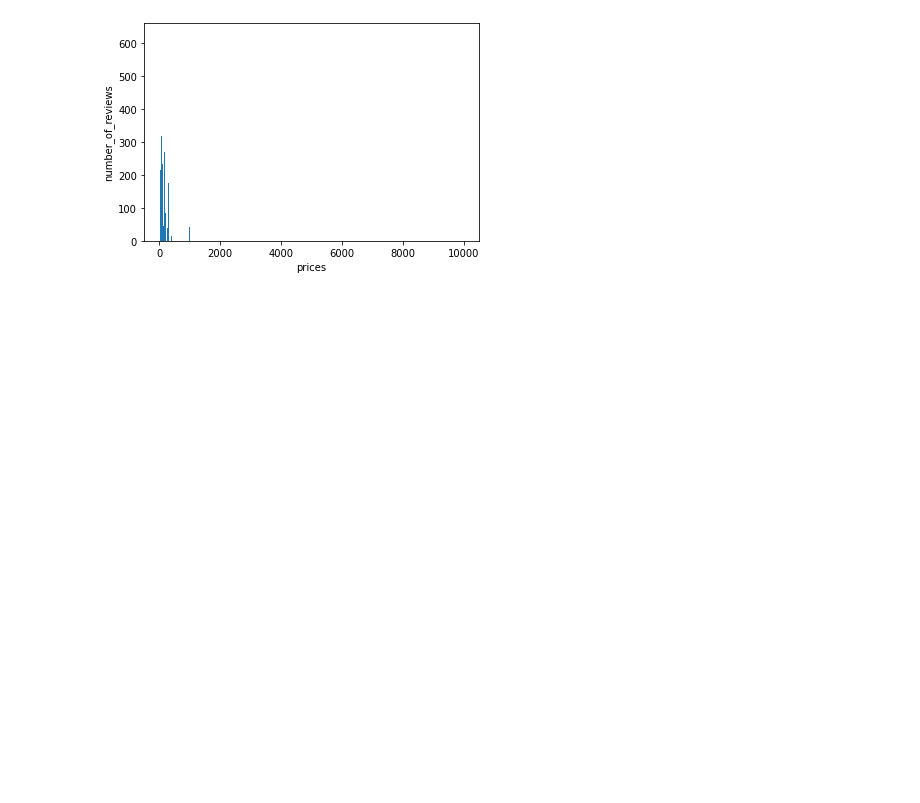
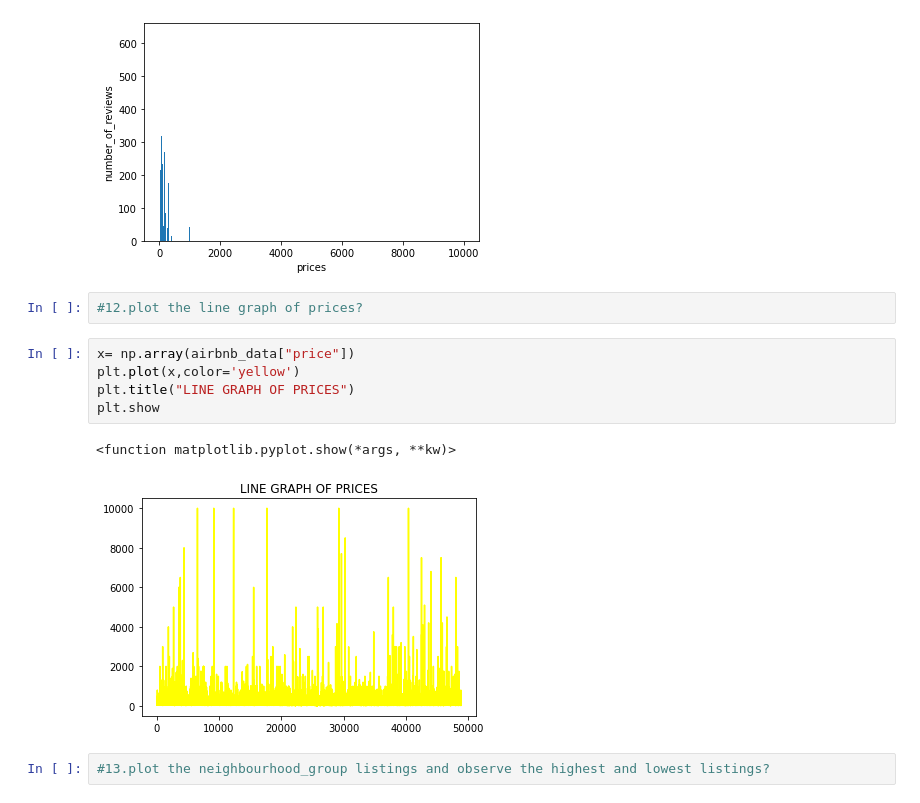
Before and after one commit to m123m12/Airbnb-Booking-Analysis, a Jupyter notebook: Copy_of_Airbnb_Bookings_Analysis_Capstone_Project.ipynb, the cells around one changed output. Cells and saved outputs as stored; diff of their text form; blank space fills up the shorter version.

```diff
--- a/Copy_of_Airbnb_Bookings_Analysis_Capstone_Project.ipynb
+++ b/Copy_of_Airbnb_Bookings_Analysis_Capstone_Project.ipynb
@@ -175,3 +177,15 @@ plt.show
 # %% [output]
 <function matplotlib.pyplot.show(*args, **kw)>
 [figure]
+# %%
+#12.plot the line graph of prices?
+# %%
+x= np.array(airbnb_data["price"])
+plt.plot(x,color='yellow')
+plt.title("LINE GRAPH OF PRICES")
+plt.show
+# %% [output]
+<function matplotlib.pyplot.show(*args, **kw)>
+[figure, added]
+# %%
+#13.plot the neighbourhood_group listings and observe the highest and lowest listings?
```
Also changed, not shown: parts of 4 cells of this notebook.
